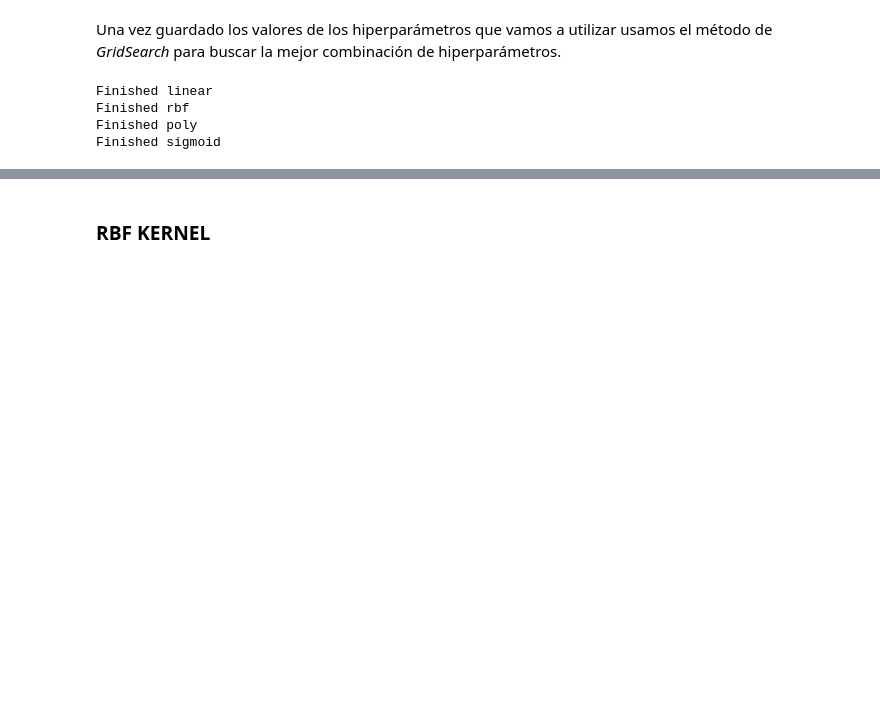
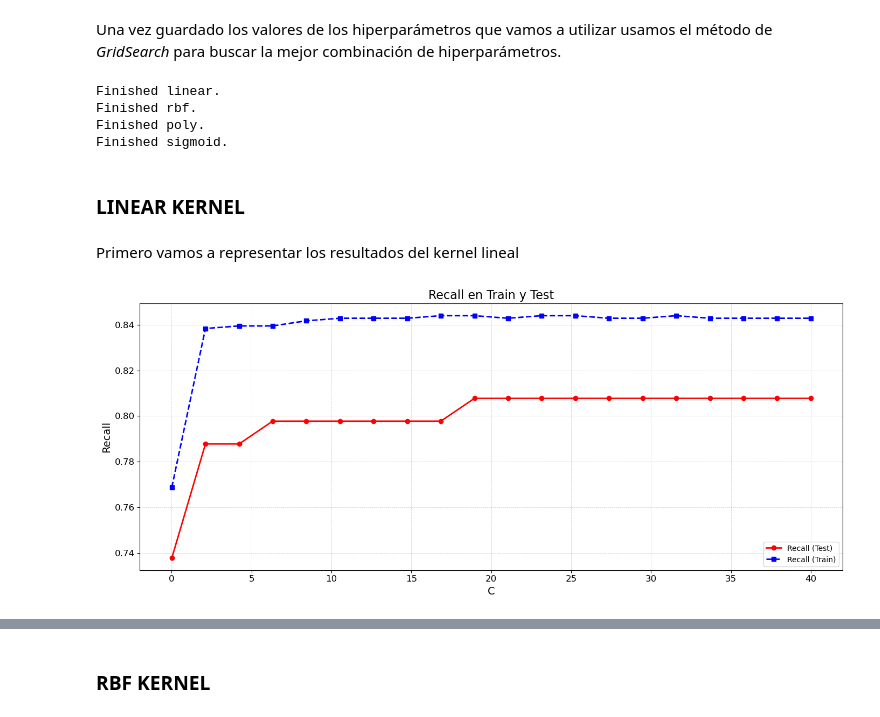
Before and after one commit to alvaar04/Tarea2ML, a Jupyter notebook: G08.ipynb, the cells around one changed output, grey strips where cells are left out. Cells and saved outputs as stored; diff of their text form; code cells hidden in the pictures; blank space fills up the shorter version.

```diff
--- a/G08.ipynb
+++ b/G08.ipynb
@@ -265,15 +265,17 @@ Una vez guardado los valores de los hiperparámetros que vamos a utilizar usamos
 # %%
 # Busqueda de hiperparmáetros
 resultados = {}
+bestParams = {}
 i = 0
 while i < len(hiperparametros_kernels):
     SVM_cv = GridSearchCV(SVC(kernel=kernels[i],random_state=314),param_grid=hiperparametros_kernels[i],cv=10,scoring='recall',return_train_score=True)
     SVM_cv.fit(X_Diseño_preprocesado,Y_Diseño)
     resultados[kernels[i]] = SVM_cv.cv_results_
-    print(f"Finished {kernels[i]}")
+    bestParams[kernels[i]] = SVM_cv.best_params_
+    print(f"Finished {kernels[i]}.")
     i += 1
 # %% [output]
-Finished linear
-Finished rbf
-Finished poly
-Finished sigmoid
+Finished linear.
+Finished rbf.
+Finished poly.
+Finished sigmoid.
@@ -285,0 +282,38 @@ sigmoid = pd.DataFrame(resultados['sigmoid'])
+# %% [markdown]
+### LINEAR KERNEL
+# %% [markdown]
+Primero vamos a representar los resultados del kernel lineal
+# %%
+import numpy as np
+import matplotlib.pyplot as plt
+
+# Datos
+recall_scores_test = np.array(resultados['linear']['mean_test_score'], dtype=float)
+recall_scores_train = np.array(resultados['linear']['mean_train_score'], dtype=float)
+C_params = np.array(resultados['linear']['param_C'], dtype=float)
+
+# Crear la gráfica
+plt.figure(figsize=(14, 6))
+
+# Plot para el recall de test
+plt.plot(C_params, recall_scores_test, color='red', linestyle='-', linewidth=2, label='Recall (Test)', marker='o', markersize=6)
+
+# Plot para el recall de train
+plt.plot(C_params, recall_scores_train, color='blue', linestyle='--', linewidth=2, label='Recall (Train)', marker='s', markersize=6)
+
+# Agregar etiquetas y título
+plt.xlabel('C', fontsize=14)
+plt.ylabel('Recall', fontsize=14)
+plt.title('Recall en Train y Test', fontsize=16)
+plt.legend()
+
+# Mejorar la apariencia
+plt.grid(True, which='both', linestyle='--', linewidth=0.5, alpha=0.7)  # Mejorar el estilo de la rejilla
+plt.tight_layout()  # Ajustar el espaciado de la gráfica para que no se corte
+plt.xticks(fontsize=12)
+plt.yticks(fontsize=12)
+
+# Mostrar la gráfica
+plt.show()
+# %% [output]
+[figure, added]
```
Also changed, not shown: parts of 18 cells of this notebook.
